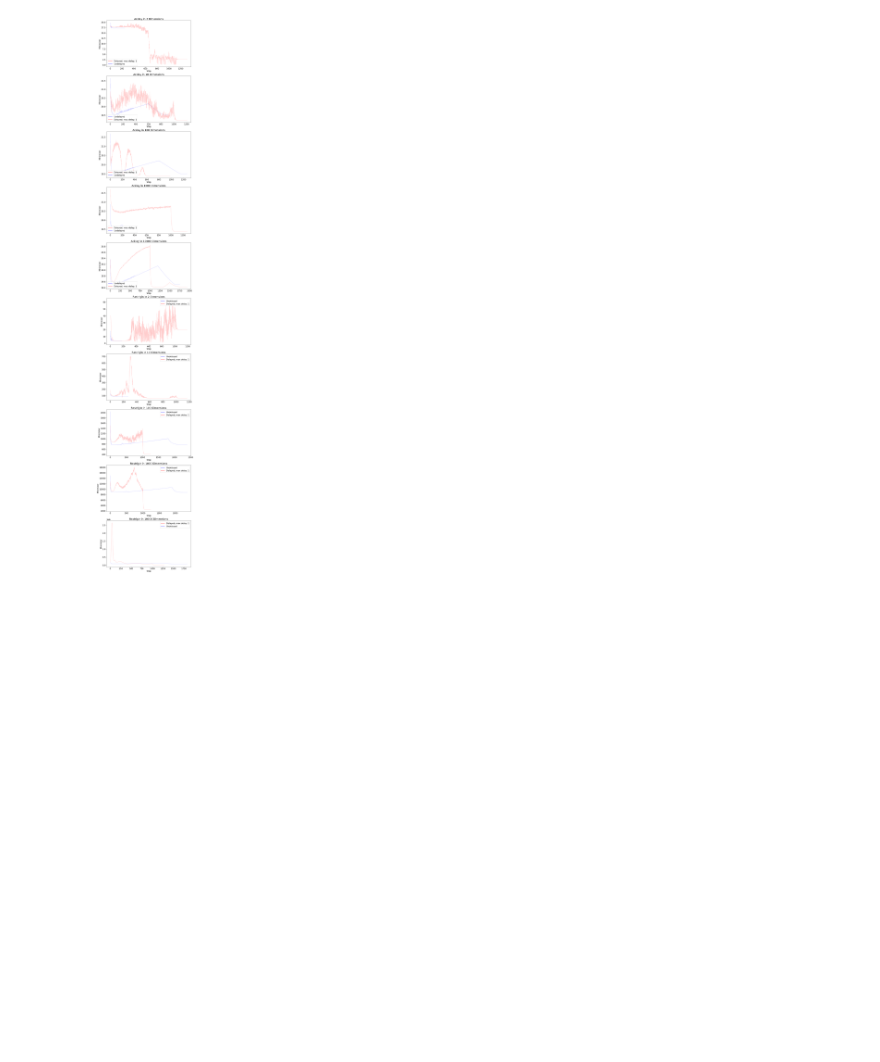
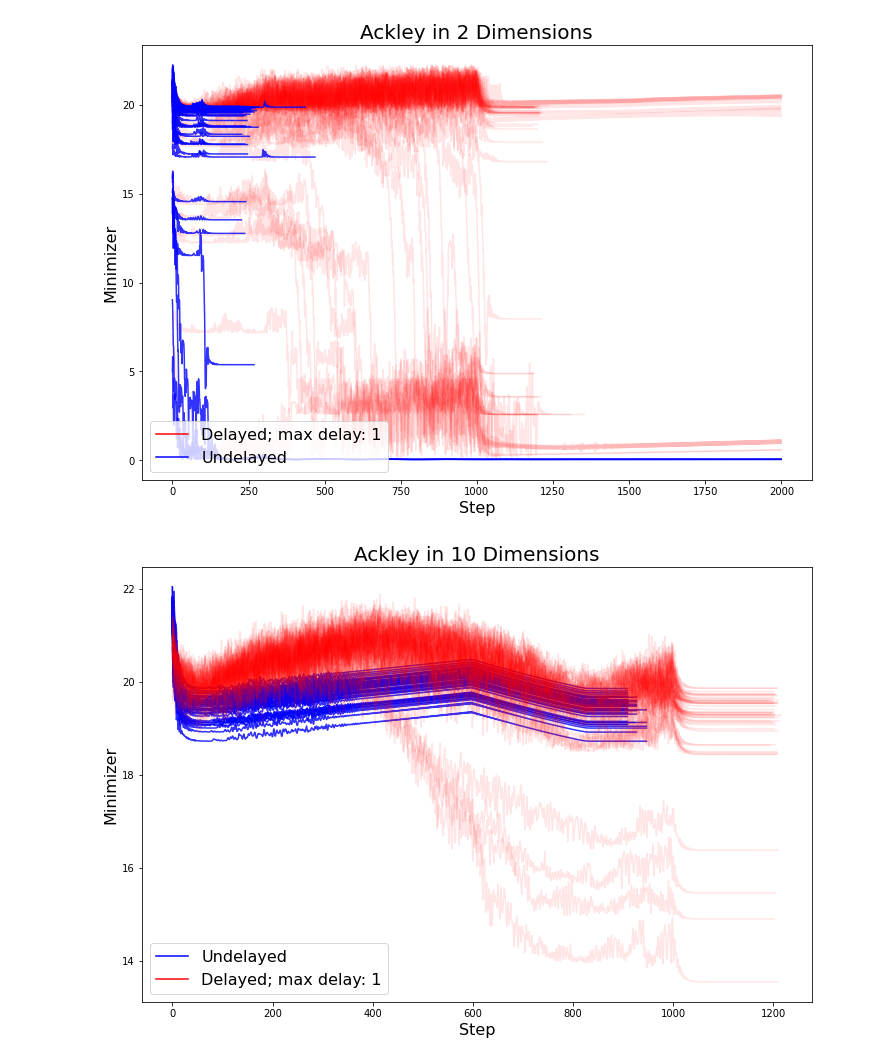
Before and after one commit to ebensonm/delay-optimizer, a Jupyter notebook: ResultAnalysis.ipynb, the cells around one changed output. Drawn from its saved outputs; the diff is of its cells as text; code cells hidden in the pictures; blank space fills up the shorter version.

```diff
--- a/ResultAnalysis.ipynb
+++ b/ResultAnalysis.ipynb
@@ -77,9 +77,9 @@ def plot_num_maps(dims,types):
 
 def get_label_name(delayed,max_delay):
     if delayed is True:
-        return "Delayed; max delay: {}".format(max_delay), "r"
+        return "Delayed; max delay: {}".format(max_delay), "r", 0.1
     else:
-        return "Undelayed", "b"
+        return "Undelayed", "b", 0.8
 
 def get_num_plot(dim_map, type_map, dim, type_, len_dims):
     num_dim = dim_map[str(dim)]
@@ -103,7 +103,7 @@ def get_plot_title(dim_map, type_map, num, len_dims):
     else:
         legend_loc = 'upper right'
 
-    return "{} in {} Dimensions".format(loss_name,dimension), legend_loc
+    return "{} in {} Dimensions".format(loss_name,dimension), legend_loc, loss_name[:4]+'{}.png'.format(dimension)
 
 def get_time_steps(num_steps):
     return np.arange(0,num_steps,1)
@@ -113,34 +113,38 @@ def get_all(directory: str, num_test_points: int, dims: list, types: list):
     num_plots = len(dims) * len(types)
     #run the tests and plot results on a whole directory
     results = get_from_directory(directory)
-    fig,ax = plt.subplots(num_plots,1,figsize=(12,8*num_plots))
+    ax = list()
+    for plot in range(num_plots):
+        ax.append(plt.subplots(figsize=(12,8)))
     #get the tests and plot them
     for result in results:
         final_loss_results = analyze_result(result, num_test_points)
-        label_name, color = get_label_name(result['use_delays'], result['max_L'])
+        label_name, color, alpha = get_label_name(result['use_delays'], result['max_L'])
         num_plot = get_num_plot(dim_map, type_map, result['dim'], result['loss_name'], len(dims))
-        #time_steps = get_time_steps(result['maxiter'])
-        #ax[num_plot].plot(time_steps, final_loss_results[0],color,alpha=0.2,label=label_name)
+        fig, axis = ax[num_plot]
         for it, loss_result in enumerate(final_loss_results):
             if (it == 0):
-                ax[num_plot].plot(loss_result,color,alpha=0.2,label=label_name)
+                axis.plot(loss_result,color,alpha=alpha,label=label_name)
             else:
-                ax[num_plot].plot(loss_result,color,alpha=0.2)
-        #ax[num_plot].plot(final_loss_results[1:],color,alpha=0.2)
-    for it, axis in enumerate(ax):
-        plot_title, legend_loc = get_plot_title(dim_map, type_map, it, len(dims))
+                axis.plot(loss_result,color,alpha=alpha)
+    for it, plot in enumerate(ax):
+        fig,axis = plot
+        plot_title, legend_loc, save_name = get_plot_title(dim_map, type_map, it, len(dims))
         leg = axis.legend(loc=legend_loc, prop={"size":16})
         for lh in leg.legendHandles:
             lh.set_alpha(1)
         axis.set_xlabel("Step", fontsize=16)
         axis.set_ylabel("Minimizer", fontsize=16)
         axis.set_title(plot_title, fontsize=20)
+        os.makedirs(os.path.join('JupyterTestResults', directory), exist_ok = True)
+        fig.savefig(os.path.join('JupyterTestResults', directory, save_name))
     plt.show()
 # %%
 #get the resuts from the first test
 dims = [2,10,100,1000,10000]
 types = ['Ackley', 'Rastrigin']
-num_test_points = 1
+num_test_points = 50
 get_all('FinalResults0', num_test_points, dims, types)
 # %% [output]
-[figure, old version]
+[figure, new version]
+[figure, added]
```
Also changed, not shown: parts of 3 cells of this notebook, 53 other files.
